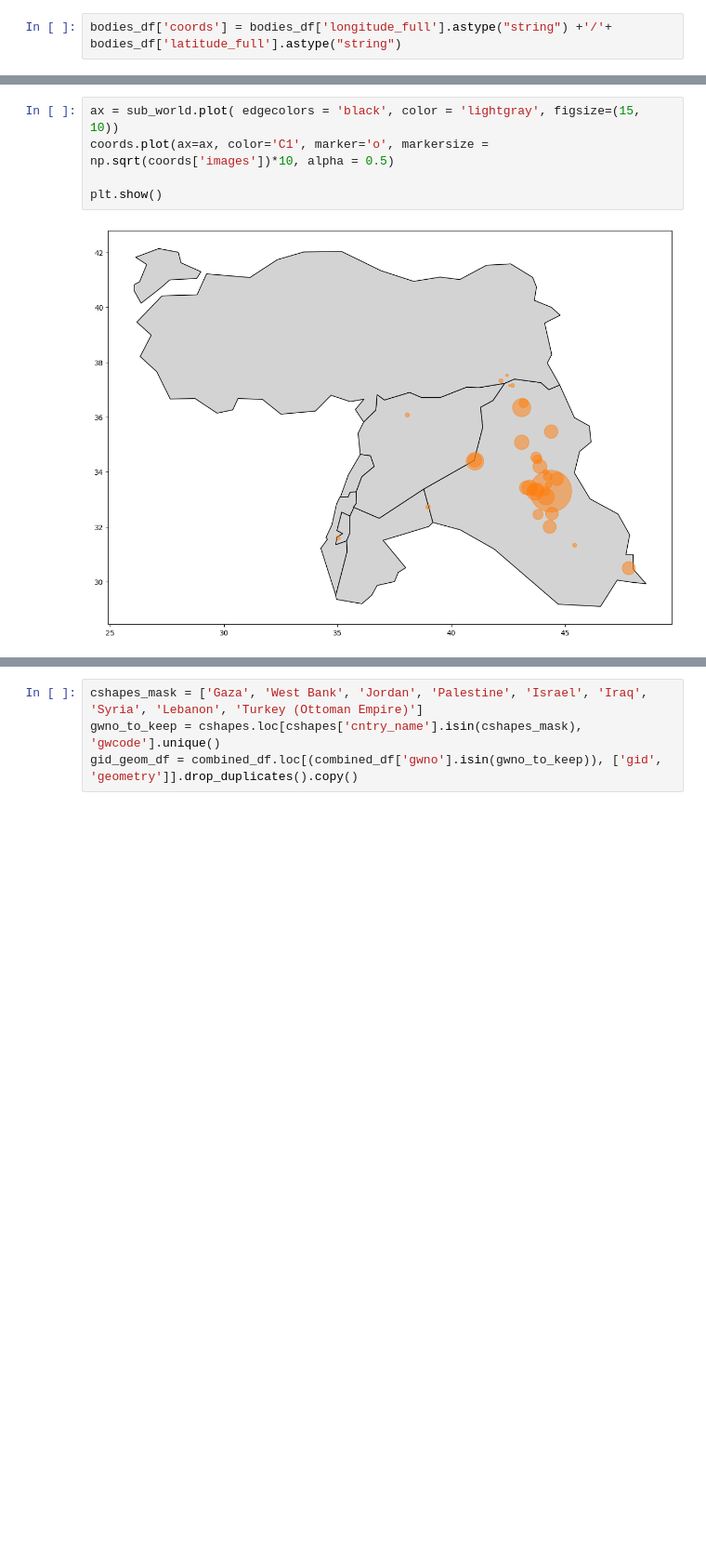
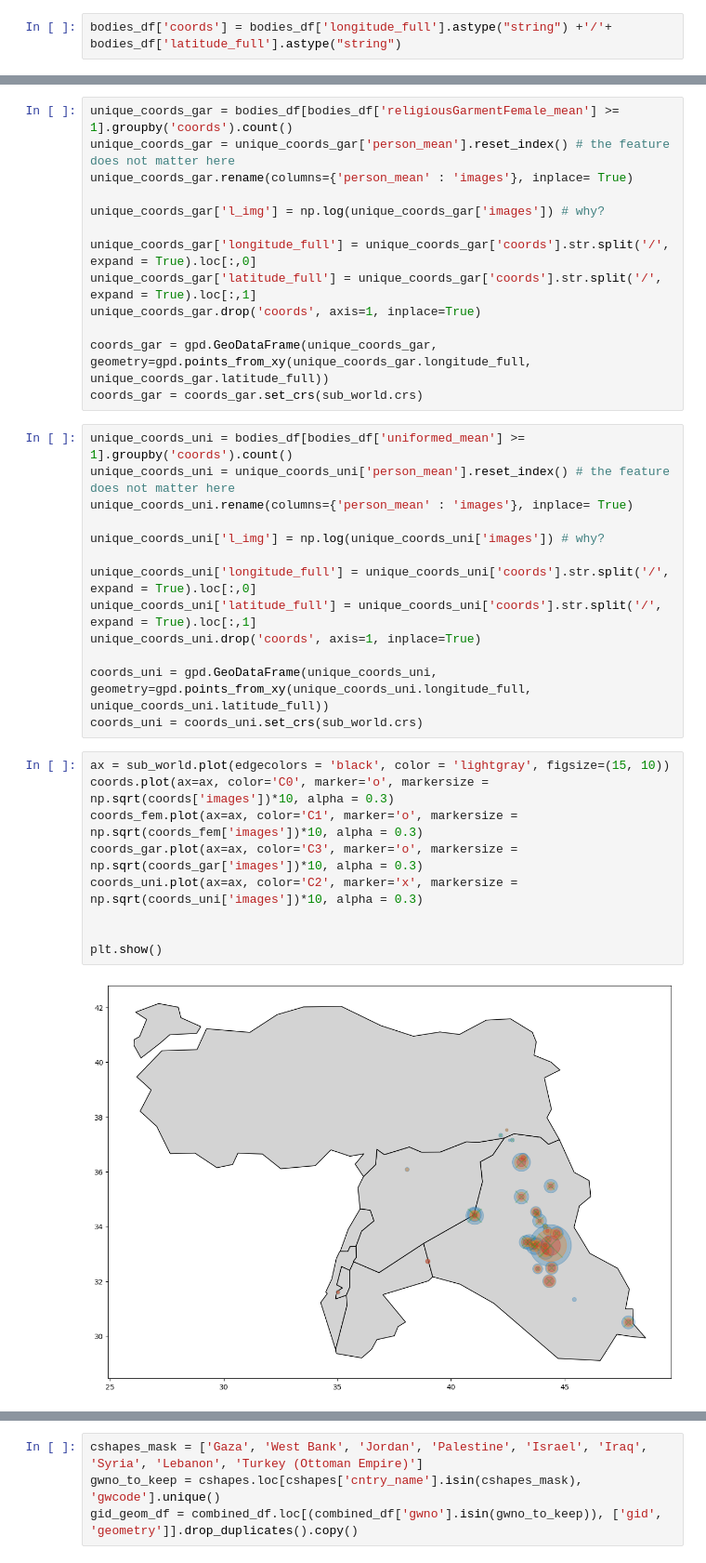
Before and after one commit to Polichinel/Detectron2, a Jupyter notebook: viz/viz_maps.ipynb, the cells around one changed output, grey strips where cells are left out. Shown at 93% size. Drawn from its saved outputs; the diff is of its cells as text; blank space fills up the shorter version.

Commit message:
space and time - make better colors

```diff
--- a/viz/viz_maps.ipynb
+++ b/viz/viz_maps.ipynb
@@ -35,7 +52,37 @@ coords = coords.set_crs(sub_world.crs)
+# %%
+unique_coords_gar = bodies_df[bodies_df['religiousGarmentFemale_mean'] >= 1].groupby('coords').count()
+unique_coords_gar = unique_coords_gar['person_mean'].reset_index() # the feature does not matter here
+unique_coords_gar.rename(columns={'person_mean' : 'images'}, inplace= True)
+
+unique_coords_gar['l_img'] = np.log(unique_coords_gar['images']) # why?
+
+unique_coords_gar['longitude_full'] = unique_coords_gar['coords'].str.split('/', expand = True).loc[:,0]
+unique_coords_gar['latitude_full'] = unique_coords_gar['coords'].str.split('/', expand = True).loc[:,1]
+unique_coords_gar.drop('coords', axis=1, inplace=True)
+
+coords_gar = gpd.GeoDataFrame(unique_coords_gar, geometry=gpd.points_from_xy(unique_coords_gar.longitude_full, unique_coords_gar.latitude_full))
+coords_gar = coords_gar.set_crs(sub_world.crs)
+# %%
+unique_coords_uni = bodies_df[bodies_df['uniformed_mean'] >= 1].groupby('coords').count()
+unique_coords_uni = unique_coords_uni['person_mean'].reset_index() # the feature does not matter here
+unique_coords_uni.rename(columns={'person_mean' : 'images'}, inplace= True)
+
+unique_coords_uni['l_img'] = np.log(unique_coords_uni['images']) # why?
+
+unique_coords_uni['longitude_full'] = unique_coords_uni['coords'].str.split('/', expand = True).loc[:,0]
+unique_coords_uni['latitude_full'] = unique_coords_uni['coords'].str.split('/', expand = True).loc[:,1]
+unique_coords_uni.drop('coords', axis=1, inplace=True)
+
+coords_uni = gpd.GeoDataFrame(unique_coords_uni, geometry=gpd.points_from_xy(unique_coords_uni.longitude_full, unique_coords_uni.latitude_full))
+coords_uni = coords_uni.set_crs(sub_world.crs)
 # %%
-ax = sub_world.plot( edgecolors = 'black', color = 'lightgray', figsize=(15, 10))
-coords.plot(ax=ax, color='C1', marker='o', markersize = np.sqrt(coords['images'])*10, alpha = 0.5)
+ax = sub_world.plot(edgecolors = 'black', color = 'lightgray', figsize=(15, 10))
+coords.plot(ax=ax, color='C0', marker='o', markersize = np.sqrt(coords['images'])*10, alpha = 0.3)
+coords_fem.plot(ax=ax, color='C1', marker='o', markersize = np.sqrt(coords_fem['images'])*10, alpha = 0.3)
+coords_gar.plot(ax=ax, color='C3', marker='o', markersize = np.sqrt(coords_gar['images'])*10, alpha = 0.3)
+coords_uni.plot(ax=ax, color='C2', marker='x', markersize = np.sqrt(coords_uni['images'])*10, alpha = 0.3)
+
 
 plt.show()
 # %% [output]
-[figure, old version]
+[figure, new version]
```
Also changed, not shown: parts of 17 cells of this notebook.
